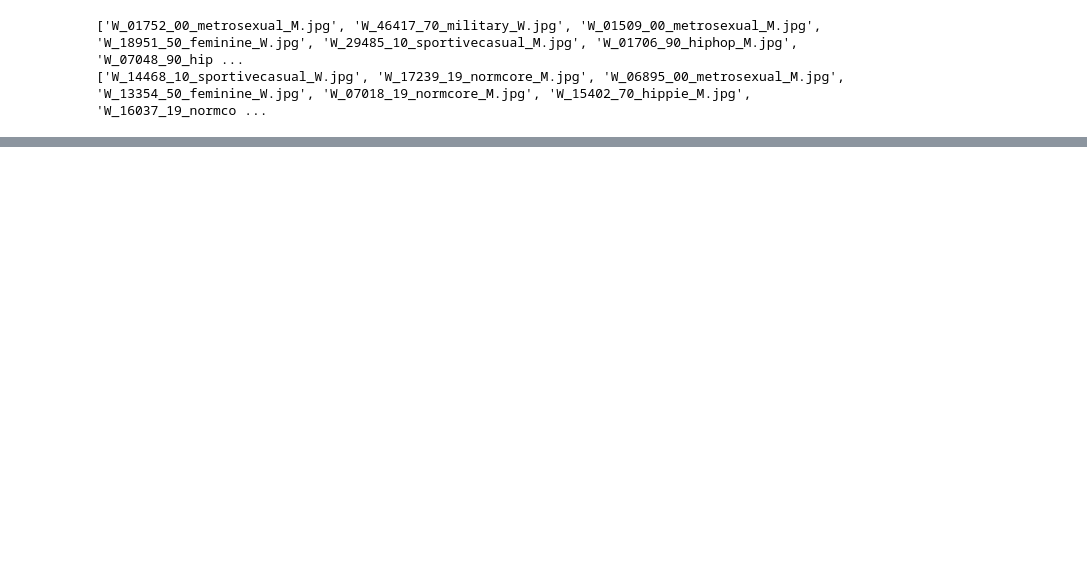
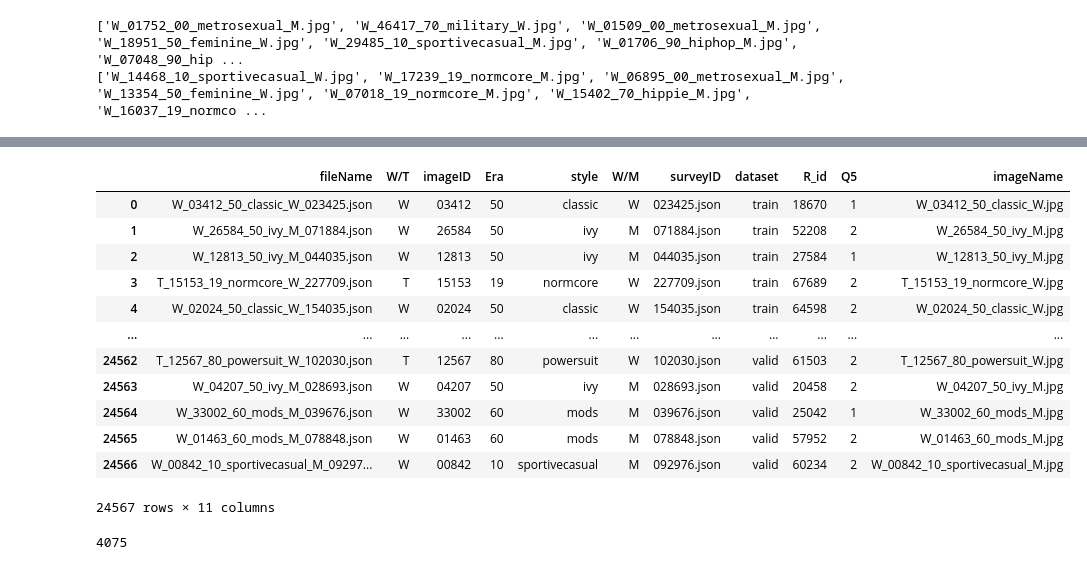
Before and after one commit to teto-ri/data_creator2024, a Jupyter notebook: jinu.ipynb, the cells around one changed output, grey strips where cells are left out. Cells and saved outputs as stored; diff of their text form; code cells hidden in the pictures; blank space fills up the shorter version.

```diff
--- a/jinu.ipynb
+++ b/jinu.ipynb
@@ -112,0 +241,3 @@ print(validation_grouped_df)
+# %%
+validation_label = pd.DataFrame(validation_label, columns = ["fileName","W/T", "imageID", "Era", "style", "W/M", "surveyID"])
+validation_label
@@ -112,0 +258,4 @@ print(validation_grouped_df)
+# %%
+#training_image와 training_label을 imageID를 기준으로 같은 것만 모아서 새로운 new_traing_label라는 데이터 프레임 생성, isin을 사용
+new_training_label = training_label[training_label['imageID'].isin(training_image['imageID'])]
+new_training_label
@@ -112,0 +276,3 @@ print(validation_grouped_df)
+# %%
+new_validation_label = validation_label[validation_label['imageID'].isin(validation_image['imageID'])]
+new_validation_label
@@ -112,0 +337,12 @@ print(validation_grouped_df)
+# %%
+# new_train_label에 'dataset' 칼럼 추가하여 'train'으로 설정
+new_training_label = new_training_label.assign(dataset='train')
+
+# new_validation_label에 'dataset' 칼럼 추가하여 'valid'로 설정
+new_validation_label = new_validation_label.assign(dataset='valid')
+
+# 두 DataFrame을 concat으로 합치기
+label = pd.concat([new_training_label, new_validation_label], ignore_index=True)
+
+# 결과 출력
+print(label)
@@ -112,0 +432,24 @@ print(validation_grouped_df)
+# %%
+# imageName 칼럼 추가
+label['imageName'] = label['W/T'] + "_" + label['imageID'].astype(str) + "_" + label['Era'].astype(str) + "_" + label['style'] + "_" + label['W/M'] + ".jpg"
+
+label
+# %% [output]
+|  | fileName | W/T | imageID | Era | style | W/M | surveyID | dataset | R_id | Q5 | imageName |
+| 0 | W_03412_50_classic_W_023425.json | W | 03412 | 50 | classic | W | 023425.json | train | 18670 | 1 | W_03412_50_classic_W.jpg |
+| 1 | W_26584_50_ivy_M_071884.json | W | 26584 | 50 | ivy | M | 071884.json | train | 52208 | 2 | W_26584_50_ivy_M.jpg |
+| 2 | W_12813_50_ivy_M_044035.json | W | 12813 | 50 | ivy | M | 044035.json | train | 27584 | 1 | W_12813_50_ivy_M.jpg |
+| 3 | T_15153_19_normcore_W_227709.json | T | 15153 | 19 | normcore | W | 227709.json | train | 67689 | 2 | T_15153_19_normcore_W.jpg |
+| 4 | W_02024_50_classic_W_154035.json | W | 02024 | 50 | classic | W | 154035.json | train | 64598 | 2 | W_02024_50_classic_W.jpg |
+| ... | ... | ... | ... | ... | ... | ... | ... | ... | ... | ... | ... |
+| 24562 | T_12567_80_powersuit_W_102030.json | T | 12567 | 80 | powersuit | W | 102030.json | valid | 61503 | 2 | T_12567_80_powersuit_W.jpg |
+| 24563 | W_04207_50_ivy_M_028693.json | W | 04207 | 50 | ivy | M | 028693.json | valid | 20458 | 2 | W_04207_50_ivy_M.jpg |
+| 24564 | W_33002_60_mods_M_039676.json | W | 33002 | 60 | mods | M | 039676.json | valid | 25042 | 1 | W_33002_60_mods_M.jpg |
+| 24565 | W_01463_60_mods_M_078848.json | W | 01463 | 60 | mods | M | 078848.json | valid | 57952 | 2 | W_01463_60_mods_M.jpg |
+| 24566 | W_00842_10_sportivecasual_M_09297... | W | 00842 | 10 | sportivecasual | M | 092976.json | valid | 60234 | 2 | W_00842_10_sportivecasual_M.jpg |
+24567 rows × 11 columns
+# %%
+#R_id unique 값 확인
+label['R_id'].nunique()
+# %% [output]
+4075
```
Also changed, not shown: parts of 25 cells of this notebook.
